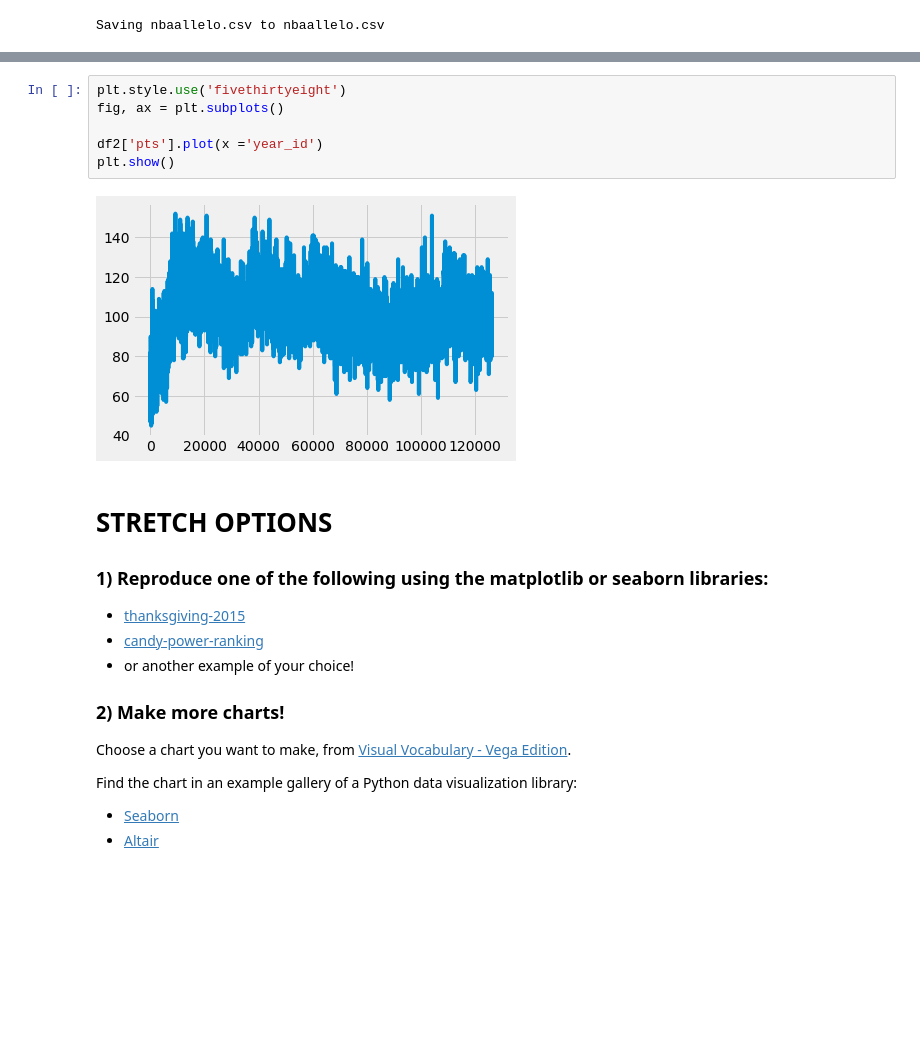
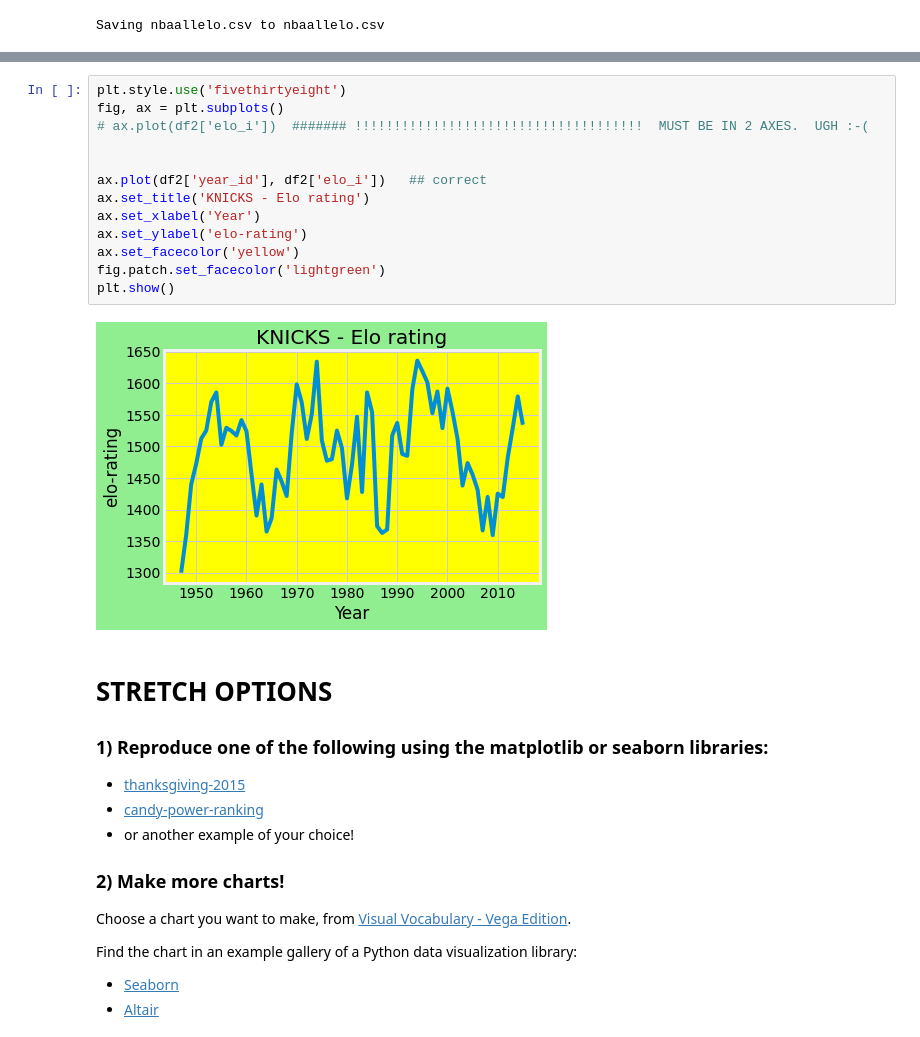
Before and after one commit to henryspg/DS-Unit-1-Sprint-1-Data-Wrangling-and-Storytelling, a Jupyter notebook: LS_DS_114_Make_Explanatory_Visualizations_Assignment_henry.ipynb, the cells around one changed output, grey strips where cells are left out. Saved outputs shown, nothing was run; the diff lists cells and outputs as text; blank space fills up the shorter version.

```diff
--- a/LS_DS_114_Make_Explanatory_Visualizations_Assignment_henry.ipynb
+++ b/LS_DS_114_Make_Explanatory_Visualizations_Assignment_henry.ipynb
@@ -78,11 +68,18 @@ df2.head()
-# %%
-plt.style.use('fivethirtyeight')
-fig, ax = plt.subplots()
-
-df2['pts'].plot(x ='year_id')
-plt.show()
-# %% [output]
-[figure, removed]
+# %%
+plt.style.use('fivethirtyeight')
+fig, ax = plt.subplots()
+# ax.plot(df2['elo_i'])  ####### !!!!!!!!!!!!!!!!!!!!!!!!!!!!!!!!!!!!!  MUST BE IN 2 AXES.  UGH :-(
+
+
+ax.plot(df2['year_id'], df2['elo_i'])   ## correct
+ax.set_title('KNICKS - Elo rating')
+ax.set_xlabel('Year')
+ax.set_ylabel('elo-rating')
+ax.set_facecolor('yellow')
+fig.patch.set_facecolor('lightgreen')
+plt.show()
+# %% [output]
+[figure, added]
 # %% [markdown]
 # STRETCH OPTIONS
 
```
Also changed, not shown: parts of 3 cells of this notebook.
